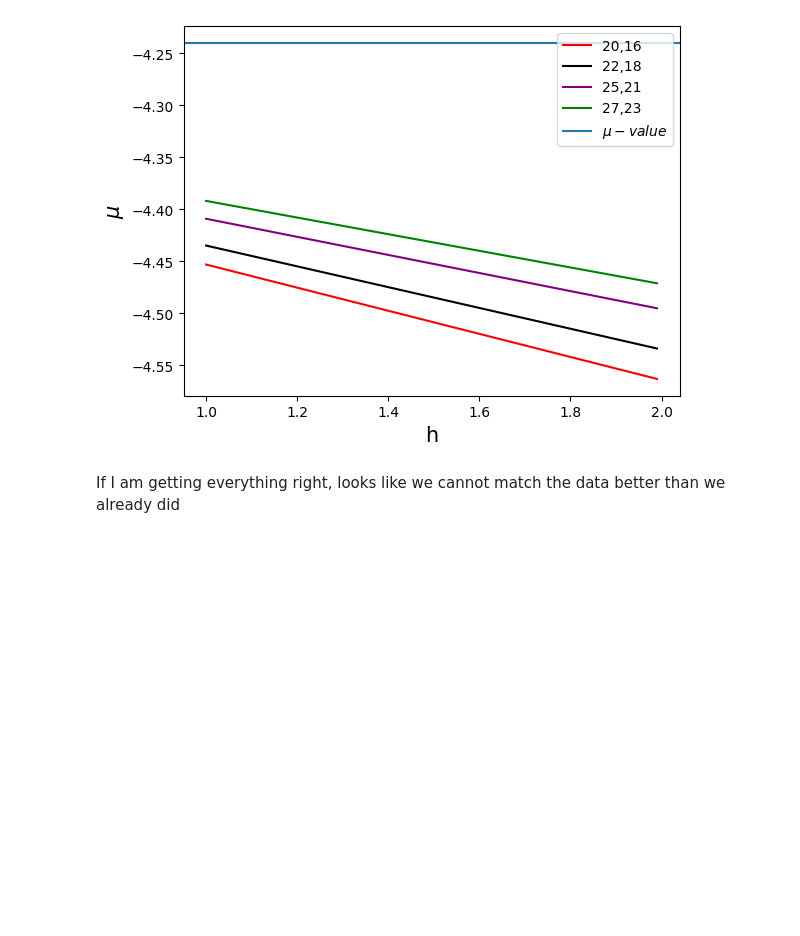
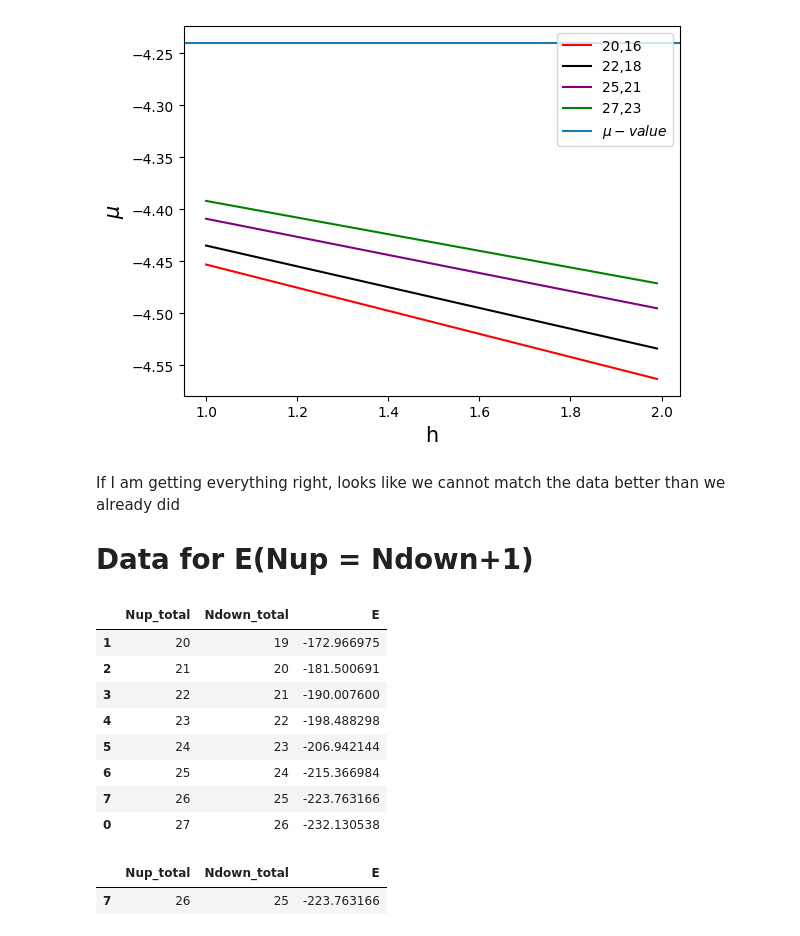
Before and after one commit to mindelly/diagrams2, a Jupyter notebook: W = 4/W4 test DMRG-QMC.ipynb, the cells around one changed output. Cells and saved outputs as stored; diff of their text form; code cells hidden in the pictures; blank space fills up the shorter version.

Commit message:
added data

```diff
--- a/W = 4/W4 test DMRG-QMC.ipynb
+++ b/W = 4/W4 test DMRG-QMC.ipynb
@@ -159,3 +160,24 @@ plt.legend()
 [figure]
 # %% [markdown]
 If I am getting everything right, looks like we cannot match the data better than we already did
+
+
+
+# Data for E(Nup = Ndown+1)
+# %%
+df_new.query('Nup_total == Ndown_total+1').sort_values(by = 'Nup_total')
+# %% [output]
+|  | Nup_total | Ndown_total | E |
+| 1 | 20 | 19 | -172.966975 |
+| 2 | 21 | 20 | -181.500691 |
+| 3 | 22 | 21 | -190.007600 |
+| 4 | 23 | 22 | -198.488298 |
+| 5 | 24 | 23 | -206.942144 |
+| 6 | 25 | 24 | -215.366984 |
+| 7 | 26 | 25 | -223.763166 |
+| 0 | 27 | 26 | -232.130538 |
+# %%
+df_new.query('Nup_total == 26 and Ndown_total == 25')
+# %% [output]
+|  | Nup_total | Ndown_total | E |
+| 7 | 26 | 25 | -223.763166 |
```
Also changed, not shown: parts of 1 cell of this notebook, 1 other file.
